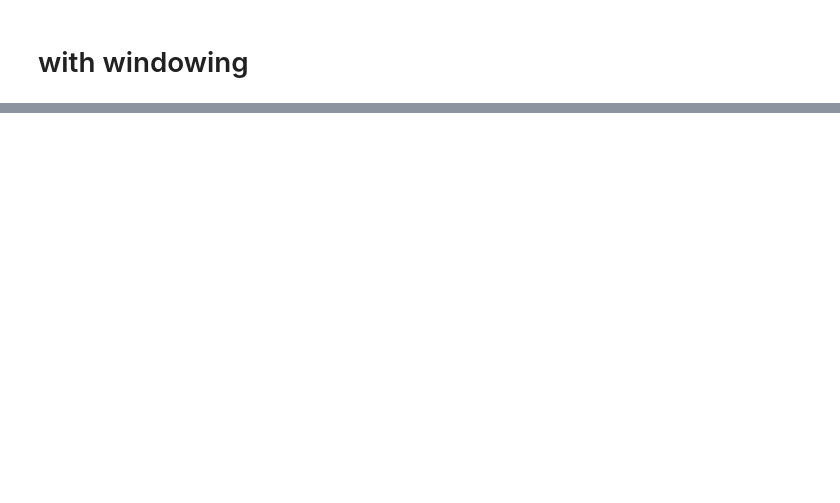
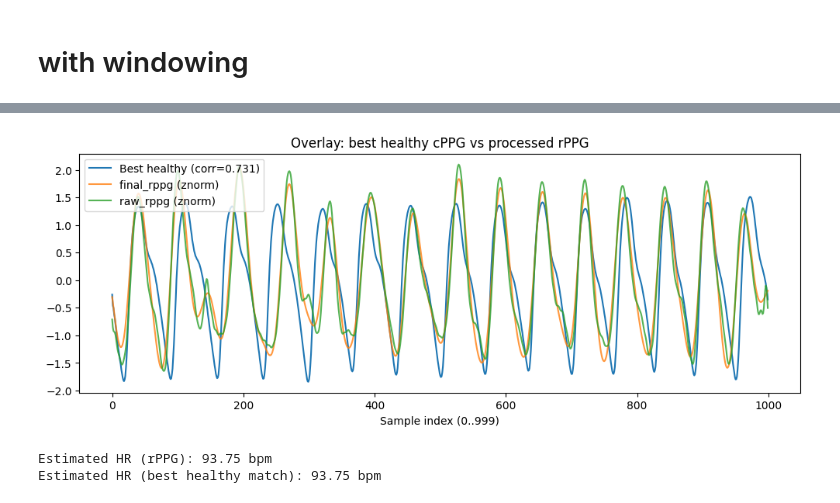
Before and after one commit to Zahraghasemzadeh/rPPG, a Jupyter notebook: filter_rPPG_aug_cPPg.ipynb, the cells around one changed output, grey strips where cells are left out. Cells and saved outputs as stored; diff of their text form; code cells hidden in the pictures; blank space fills up the shorter version.

```diff
--- a/filter_rPPG_aug_cPPg.ipynb
+++ b/filter_rPPG_aug_cPPg.ipynb
@@ -315,0 +400,13 @@ plt.show()
+# %%
+# 5) find best matches
+top_k = 5
+h_top_idx = np.argsort(corrs_healthy)[-top_k:][::-1]  # descending
+a_top_idx = np.argsort(corrs_arr)[-top_k:][::-1]
+
+print("\nTop healthy matches (index in healthy subset, correlation):")
+for idx in h_top_idx:
+    print(idx, f"{corrs_healthy[idx]:.4f}")
+
+print("\nTop arrhythmia matches (index in arr subset, correlation):")
+for idx in a_top_idx:
+    print(idx, f"{corrs_arr[idx]:.4f}")
@@ -315,0 +427,36 @@ plt.show()
+# %%
+# 6) plot best healthy match vs rPPG (overlay)
+best_h_idx = h_top_idx[0]
+best_h_seg = X_healthy[best_h_idx]
+
+plt.figure(figsize=(12,4))
+plt.plot(znorm(best_h_seg), label=f"Best healthy (corr={corrs_healthy[best_h_idx]:.3f})")
+plt.plot(one_filt_seg, label="final_rppg (znorm)", alpha=0.8)
+plt.plot(one_raw_seg, label="raw_rppg (znorm)", alpha=0.8)
+plt.title("Overlay: best healthy cPPG vs processed rPPG")
+plt.xlabel("Sample index (0..999)")
+plt.legend()
+plt.show()
+# %% [output]
+[figure, added]
+# %%
+# 7) simple HR estimate via PSD peak in band 0.7-4 Hz
+def estimate_hr(signal, fs=100.0, fmin=0.7, fmax=4.0):
+    f, P = welch(signal, fs=fs, nperseg=256)
+    # restrict band
+    mask = (f >= fmin) & (f <= fmax)
+    if not np.any(mask):
+        return np.nan
+    f_band = f[mask]; P_band = P[mask]
+    peak_f = f_band[np.argmax(P_band)]
+    hr_bpm = peak_f * 60.0
+    return hr_bpm
+
+hr_rppg = estimate_hr(one_chunk, fs=100.0)   # final_rppg is length 1000 -> 100 Hz equivalent
+hr_best_h = estimate_hr(best_h_seg, fs=100.0)
+
+print(f"\nEstimated HR (rPPG): {hr_rppg:.2f} bpm")
+print(f"Estimated HR (best healthy match): {hr_best_h:.2f} bpm")
+# %% [output]
+Estimated HR (rPPG): 93.75 bpm
+Estimated HR (best healthy match): 93.75 bpm
```
Also changed, not shown: parts of 23 cells of this notebook.
